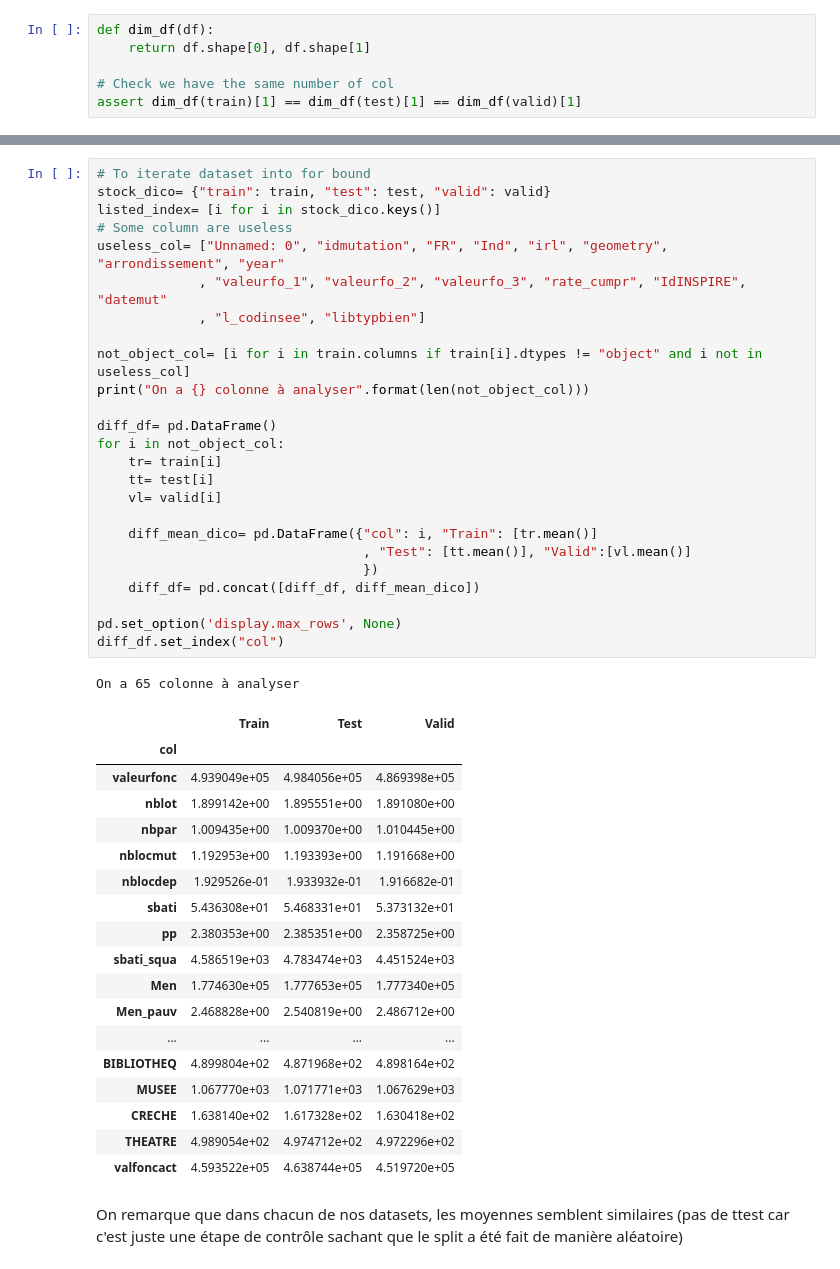
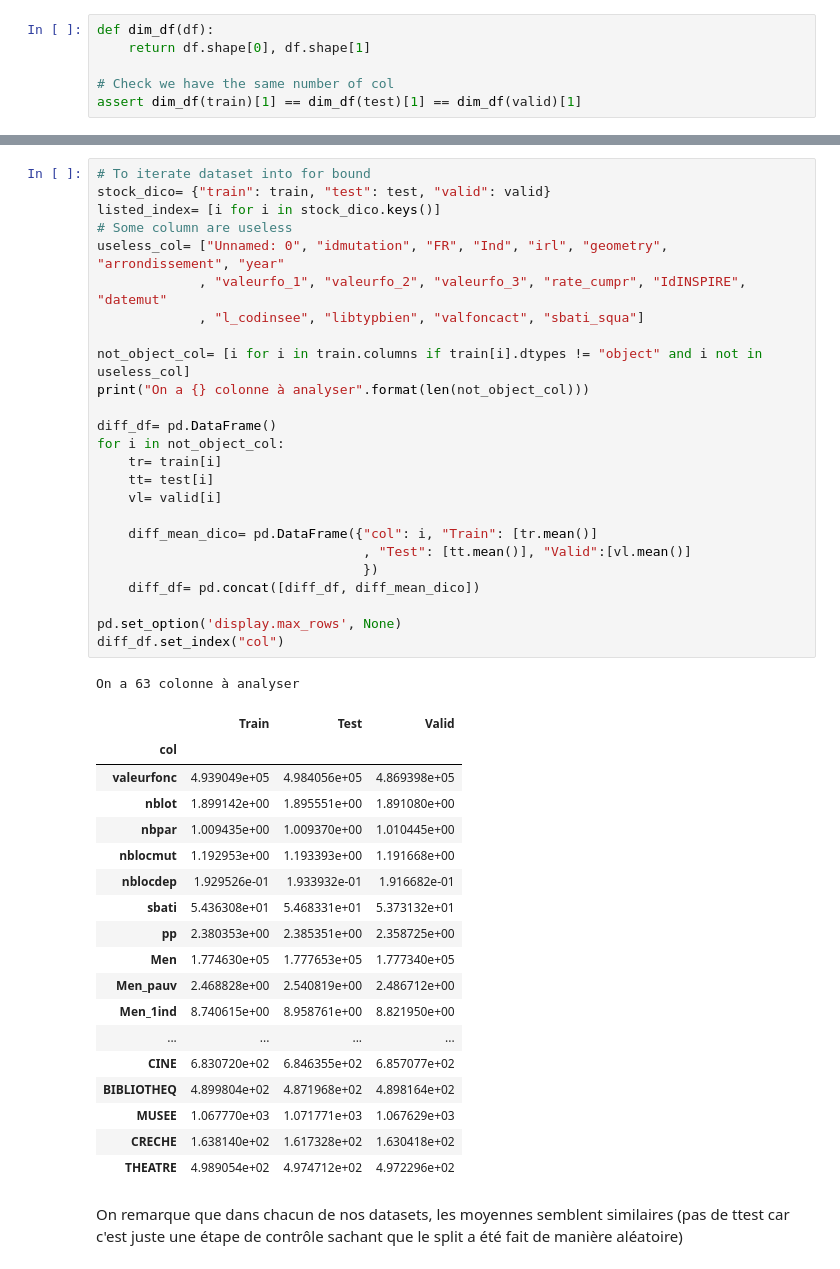
Before and after one commit to Orlogskapten/dvf_ensae_sbra, a Jupyter notebook: notebook/modelisation_wen.ipynb, the cells around one changed output, grey strips where cells are left out. Saved outputs shown, nothing was run; the diff lists cells and outputs as text.

```diff
--- a/notebook/modelisation_wen.ipynb
+++ b/notebook/modelisation_wen.ipynb
@@ -52,44 +35,44 @@ listed_index= [i for i in stock_dico.keys()]
 # Some column are useless
 useless_col= ["Unnamed: 0", "idmutation", "FR", "Ind", "irl", "geometry", "arrondissement", "year"
              , "valeurfo_1", "valeurfo_2", "valeurfo_3", "rate_cumpr", "IdINSPIRE", "datemut"
-             , "l_codinsee", "libtypbien"]
+             , "l_codinsee", "libtypbien", "valfoncact", "sbati_squa"]
 
 not_object_col= [i for i in train.columns if train[i].dtypes != "object" and i not in useless_col]
 print("On a {} colonne à analyser".format(len(not_object_col)))
 
 diff_df= pd.DataFrame()
 for i in not_object_col:
     tr= train[i]
     tt= test[i]
     vl= valid[i]
 
     diff_mean_dico= pd.DataFrame({"col": i, "Train": [tr.mean()]
                                   , "Test": [tt.mean()], "Valid":[vl.mean()]
                                   })
     diff_df= pd.concat([diff_df, diff_mean_dico])
 
 pd.set_option('display.max_rows', None)
 diff_df.set_index("col")
 # %% [output]
-On a 65 colonne à analyser
+On a 63 colonne à analyser
 |  | Train | Test | Valid |
 | col |  |  |  |
 | valeurfonc | 4.939049e+05 | 4.984056e+05 | 4.869398e+05 |
 | nblot | 1.899142e+00 | 1.895551e+00 | 1.891080e+00 |
 | nbpar | 1.009435e+00 | 1.009370e+00 | 1.010445e+00 |
 | nblocmut | 1.192953e+00 | 1.193393e+00 | 1.191668e+00 |
 | nblocdep | 1.929526e-01 | 1.933932e-01 | 1.916682e-01 |
 | sbati | 5.436308e+01 | 5.468331e+01 | 5.373132e+01 |
 | pp | 2.380353e+00 | 2.385351e+00 | 2.358725e+00 |
-| sbati_squa | 4.586519e+03 | 4.783474e+03 | 4.451524e+03 |
 | Men | 1.774630e+05 | 1.777653e+05 | 1.777340e+05 |
 | Men_pauv | 2.468828e+00 | 2.540819e+00 | 2.486712e+00 |
+| Men_1ind | 8.740615e+00 | 8.958761e+00 | 8.821950e+00 |
 | ... | ... | ... | ... |
+| CINE | 6.830720e+02 | 6.846355e+02 | 6.857077e+02 |
 | BIBLIOTHEQ | 4.899804e+02 | 4.871968e+02 | 4.898164e+02 |
 | MUSEE | 1.067770e+03 | 1.071771e+03 | 1.067629e+03 |
 | CRECHE | 1.638140e+02 | 1.617328e+02 | 1.630418e+02 |
 | THEATRE | 4.989054e+02 | 4.974712e+02 | 4.972296e+02 |
-| valfoncact | 4.593522e+05 | 4.638744e+05 | 4.519720e+05 |
 # %% [markdown]
 On remarque que dans chacun de nos datasets, les moyennes semblent similaires (pas de ttest car c'est juste une étape de contrôle sachant que le split a été fait de manière aléatoire)
 # %% [markdown]
```
Also changed, not shown: parts of 12 cells of this notebook.
